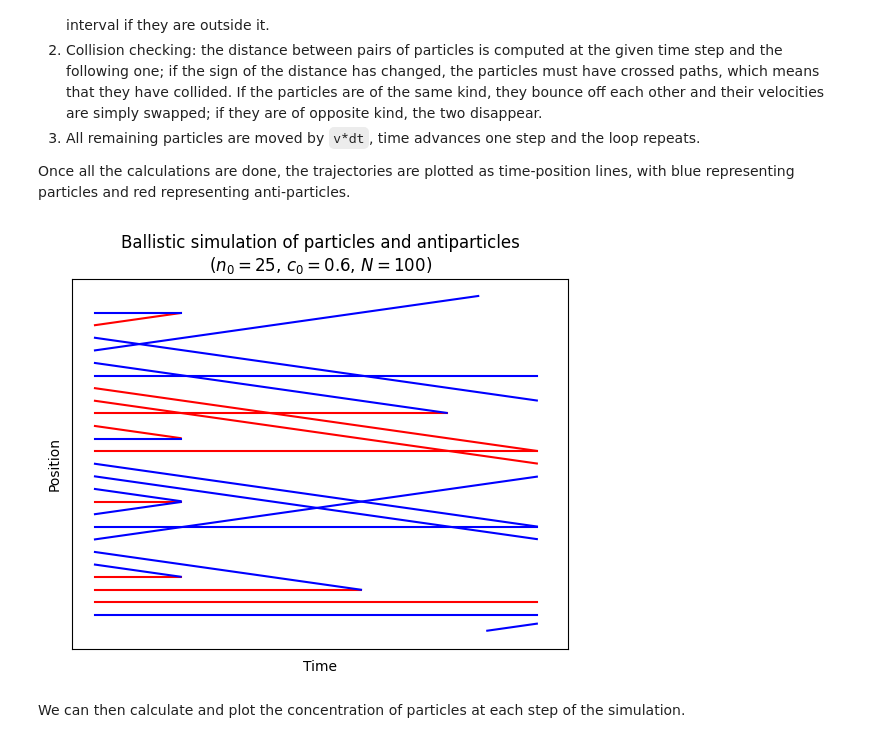
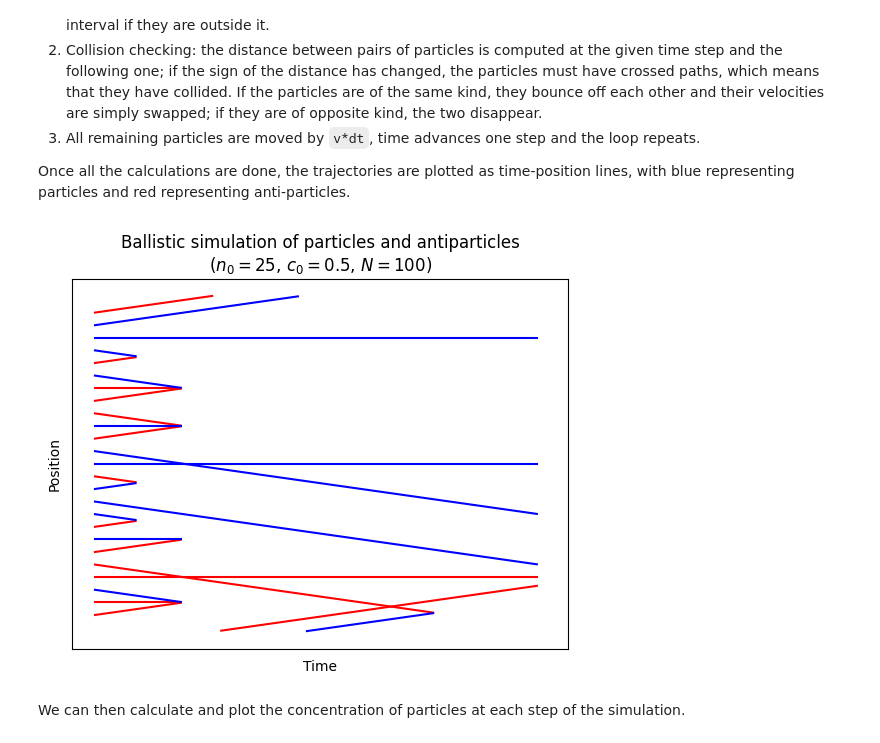
Before and after one commit to Epsylene/BrownianAnnihilation, a Jupyter notebook: ballistic.ipynb, the cells around one changed output. Saved outputs shown, nothing was run; the diff lists cells and outputs as text; code cells hidden in the pictures.

```diff
--- a/ballistic.ipynb
+++ b/ballistic.ipynb
@@ -14,10 +14,10 @@ A simulation set is described with the class `Ballistic`, whose constructor take
 
 Once all the calculations are done, the trajectories are plotted as time-position lines, with blue representing particles and red representing anti-particles.
 # %%
-b = Ballistic(25, 0.6)
+b = Ballistic(25, 0.5)
 b.plot()
 # %% [output]
-[figure, old version]
+[figure, new version]
 # %% [markdown]
 We can then calculate and plot the concentration of particles at each step of the simulation.
 # %%
```
Also changed, not shown: parts of 11 cells of this notebook, 1 other file.
